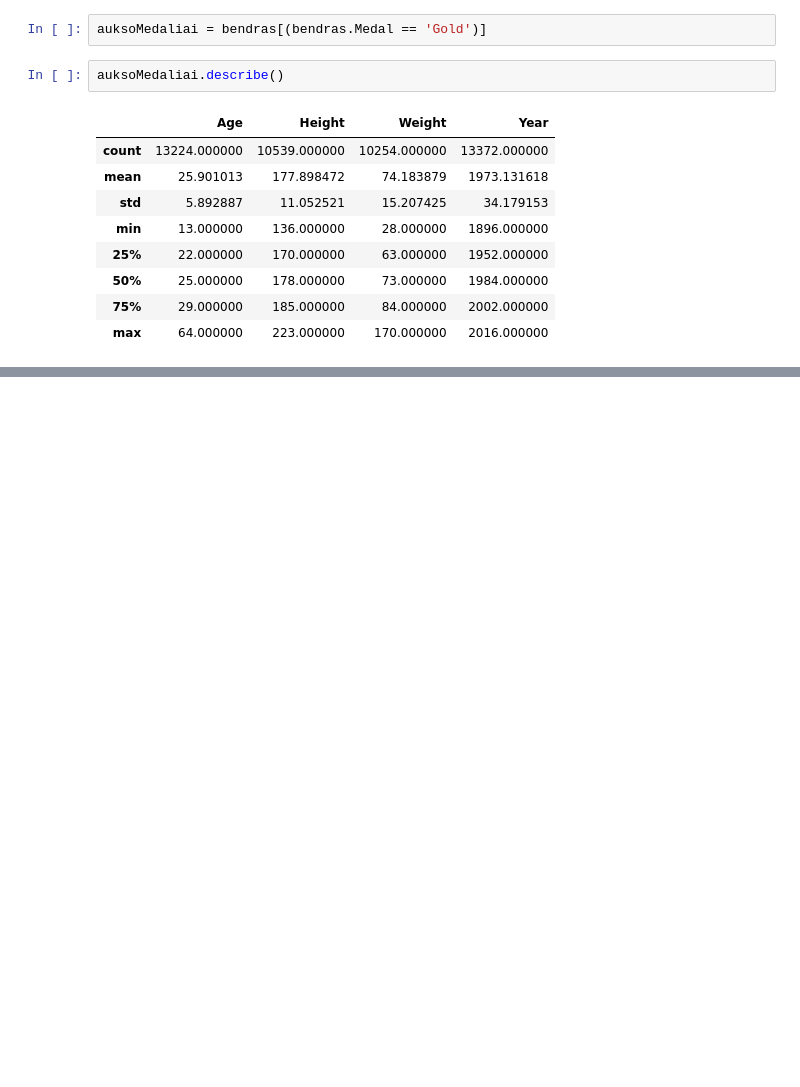
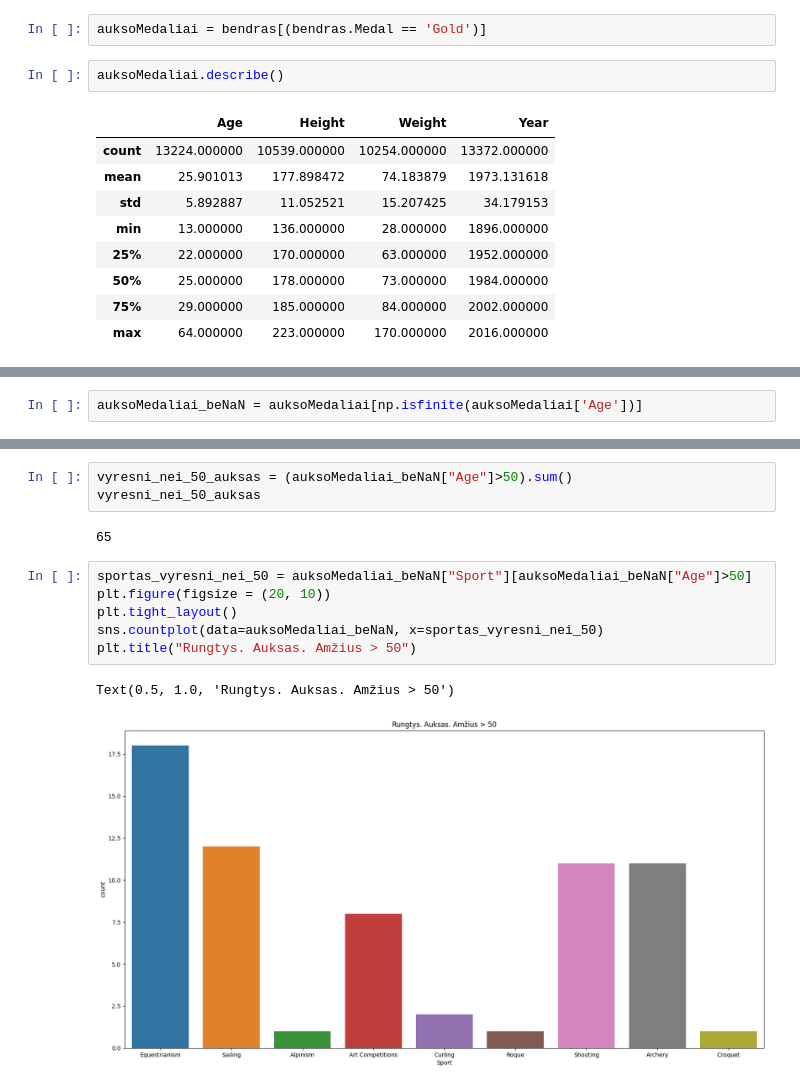
Before and after one commit to kilciukas/Olympic_dataset_exploration, a Jupyter notebook: Notebook/Olimpines_notebook.ipynb, the cells around one changed output, grey strips where cells are left out. Drawn from its saved outputs; the diff is of its cells as text; blank space fills up the shorter version.

```diff
--- a/Notebook/Olimpines_notebook.ipynb
+++ b/Notebook/Olimpines_notebook.ipynb
@@ -38,0 +59,2 @@ auksoMedaliai.describe()
+# %%
+auksoMedaliai_beNaN = auksoMedaliai[np.isfinite(auksoMedaliai['Age'])]
@@ -38,0 +98,14 @@ auksoMedaliai.describe()
+# %%
+vyresni_nei_50_auksas = (auksoMedaliai_beNaN["Age"]>50).sum()
+vyresni_nei_50_auksas
+# %% [output]
+65
+# %%
+sportas_vyresni_nei_50 = auksoMedaliai_beNaN["Sport"][auksoMedaliai_beNaN["Age"]>50]
+plt.figure(figsize = (20, 10))
+plt.tight_layout()
+sns.countplot(data=auksoMedaliai_beNaN, x=sportas_vyresni_nei_50)
+plt.title("Rungtys. Auksas. Amžius > 50")
+# %% [output]
+Text(0.5, 1.0, 'Rungtys. Auksas. Amžius > 50')
+[figure, added]
```
Also changed, not shown: parts of 7 cells of this notebook.
